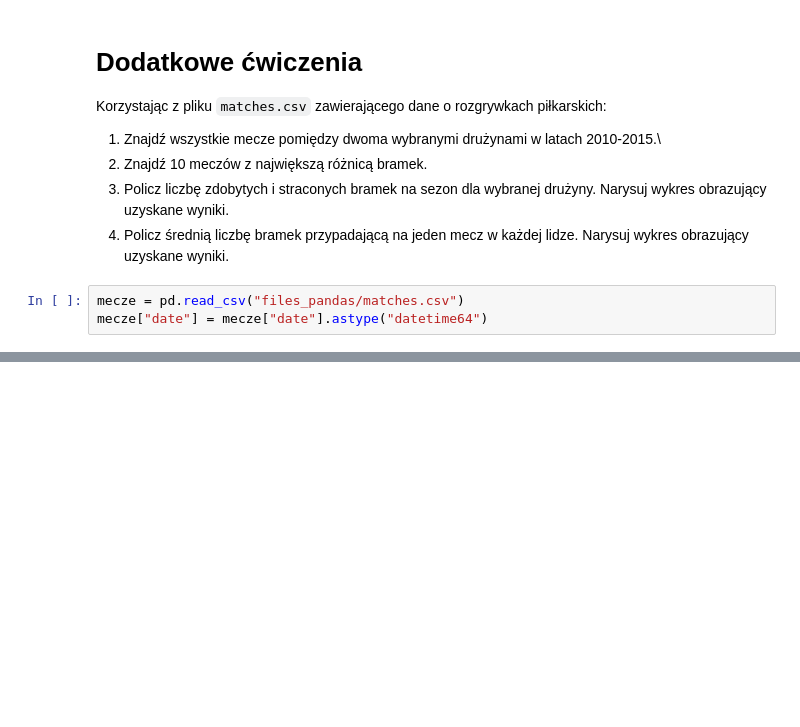
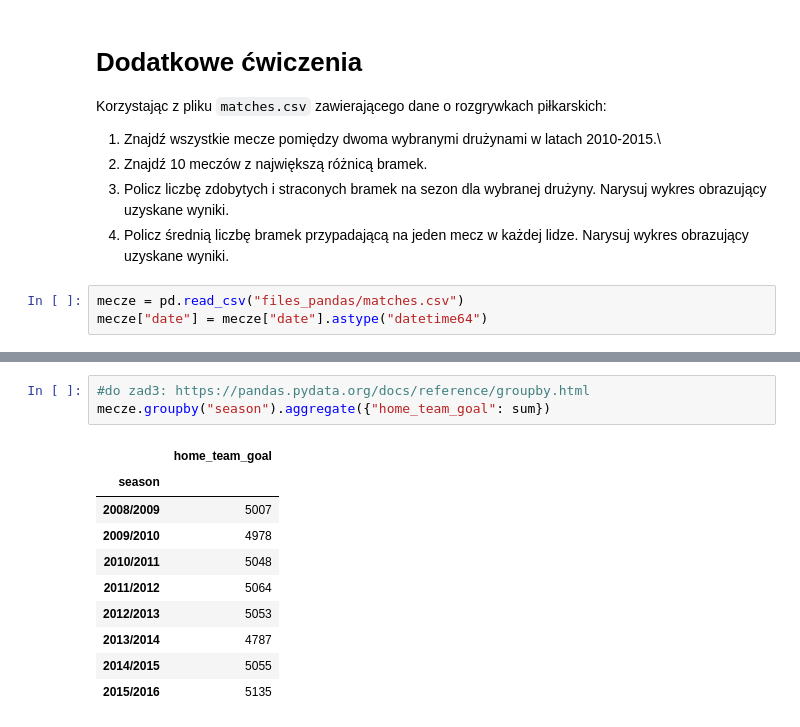
Before and after one commit to kadamekALX/python_20220326, a Jupyter notebook: pandas_ka/pandas_cwiczenia.ipynb, the cells around one changed output, grey strips where cells are left out. Saved outputs shown, nothing was run; the diff lists cells and outputs as text; blank space fills up the shorter version.

```diff
--- a/pandas_ka/pandas_cwiczenia.ipynb
+++ b/pandas_ka/pandas_cwiczenia.ipynb
@@ -406,0 +409,14 @@ memory usage: 1.6+ MB
+# %%
+#do zad3: https://pandas.pydata.org/docs/reference/groupby.html
+mecze.groupby("season").aggregate({"home_team_goal": sum})
+# %% [output]
+|  | home_team_goal |
+| season |  |
+| 2008/2009 | 5007 |
+| 2009/2010 | 4978 |
+| 2010/2011 | 5048 |
+| 2011/2012 | 5064 |
+| 2012/2013 | 5053 |
+| 2013/2014 | 4787 |
+| 2014/2015 | 5055 |
+| 2015/2016 | 5135 |
```
Also changed, not shown: parts of 5 cells of this notebook.
